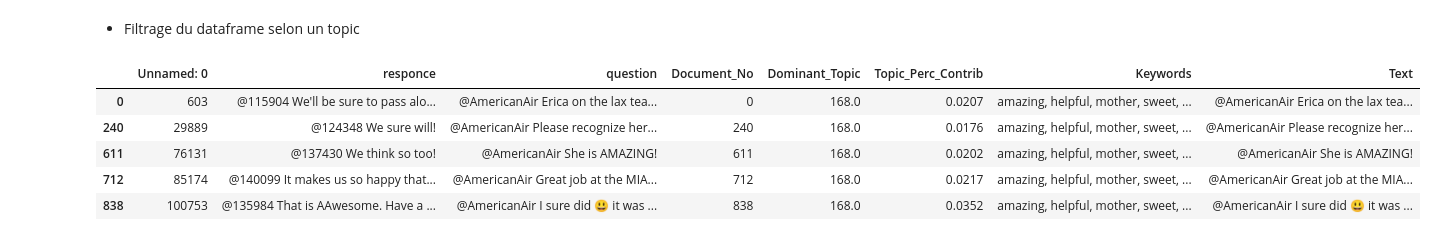
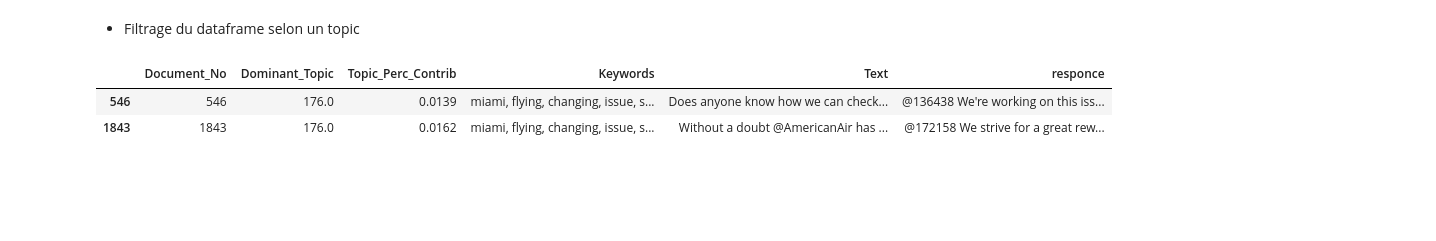
Before and after one commit to juliengan/Rule-based-chatbot, a Jupyter notebook: celine.ipynb, the cells around one changed output. Cells and saved outputs as stored; diff of their text form; code cells hidden in the pictures; blank space fills up the shorter version.

```diff
--- a/celine.ipynb
+++ b/celine.ipynb
@@ -218,10 +216,10 @@ def compute_coherence_values(dictionary, corpus, texts, limit, start=2, step=3):
 # %% [markdown]
 - Graphique entre la cohérence et le nombre de topics
 # %%
-model_list, coherence_values = compute_coherence_values(dictionary=dictionary, corpus=corpus, texts=text_data, start=80, limit=400, step=40)
+model_list, coherence_values = compute_coherence_values(dictionary=dictionary, corpus=corpus, texts=text_data, start=120, limit=320, step=40)
 import matplotlib.pyplot as plt
 # Show graph
-limit=400; start=80; step=40;
+limit=320; start=120; step=40;
 x = range(start, limit, step)
 plt.plot(x, coherence_values)
 plt.xlabel("Num Topics")
@@ -289,0 +290,3 @@ df_dominant_topic.head(10)
+# %%
+complete_df= df_dominant_topic.join(df['responce'], lsuffix='_database', rsuffix='_input')
+complete_df.head()
@@ -312,3 +319,0 @@ df_dominant_topic_test.head()
-# %%
-complete_df= df.join(df_dominant_topic, lsuffix='_database', rsuffix='_input')
-complete_df.head()
@@ -322,12 +320,9 @@ complete_df.head()
 # %% [markdown]
 - Filtrage du dataframe selon un topic
 # %%
-oui = complete_df[complete_df['Dominant_Topic']==168.0]
+oui = complete_df[complete_df['Dominant_Topic']==176.0]
 oui.head()
 # %% [output]
-|  | Unnamed: 0 | responce | question | Document_No | Dominant_Topic | Topic_Perc_Contrib | Keywords | Text |
-| 0 | 603 | @115904 We'll be sure to pass alo... | @AmericanAir Erica on the lax tea... | 0 | 168.0 | 0.0207 | amazing, helpful, mother, sweet, ... | @AmericanAir Erica on the lax tea... |
-| 240 | 29889 | @124348 We sure will! | @AmericanAir Please recognize her... | 240 | 168.0 | 0.0176 | amazing, helpful, mother, sweet, ... | @AmericanAir Please recognize her... |
-| 611 | 76131 | @137430 We think so too! | @AmericanAir She is AMAZING! | 611 | 168.0 | 0.0202 | amazing, helpful, mother, sweet, ... | @AmericanAir She is AMAZING! |
-| 712 | 85174 | @140099 It makes us so happy that... | @AmericanAir Great job at the MIA... | 712 | 168.0 | 0.0217 | amazing, helpful, mother, sweet, ... | @AmericanAir Great job at the MIA... |
-| 838 | 100753 | @135984 That is AAwesome. Have a ... | @AmericanAir I sure did 😃 it was ... | 838 | 168.0 | 0.0352 | amazing, helpful, mother, sweet, ... | @AmericanAir I sure did 😃 it was ... |
+|  | Document_No | Dominant_Topic | Topic_Perc_Contrib | Keywords | Text | responce |
+| 546 | 546 | 176.0 | 0.0139 | miami, flying, changing, issue, s... | Does anyone know how we can check... | @136438 We're working on this iss... |
+| 1843 | 1843 | 176.0 | 0.0162 | miami, flying, changing, issue, s... | Without a doubt @AmericanAir has ... | @172158 We strive for a great rew... |
```
Also changed, not shown: parts of 18 cells of this notebook.
